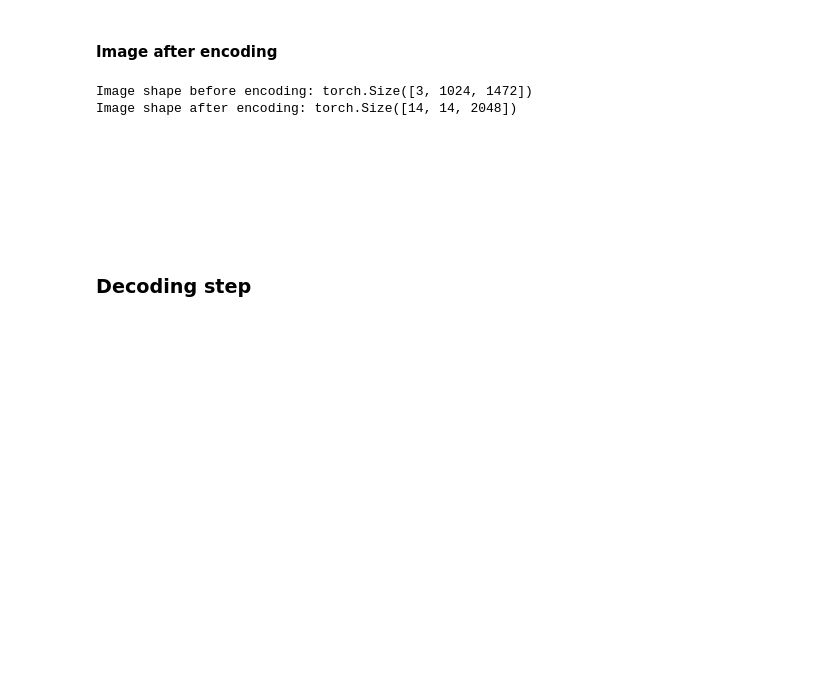
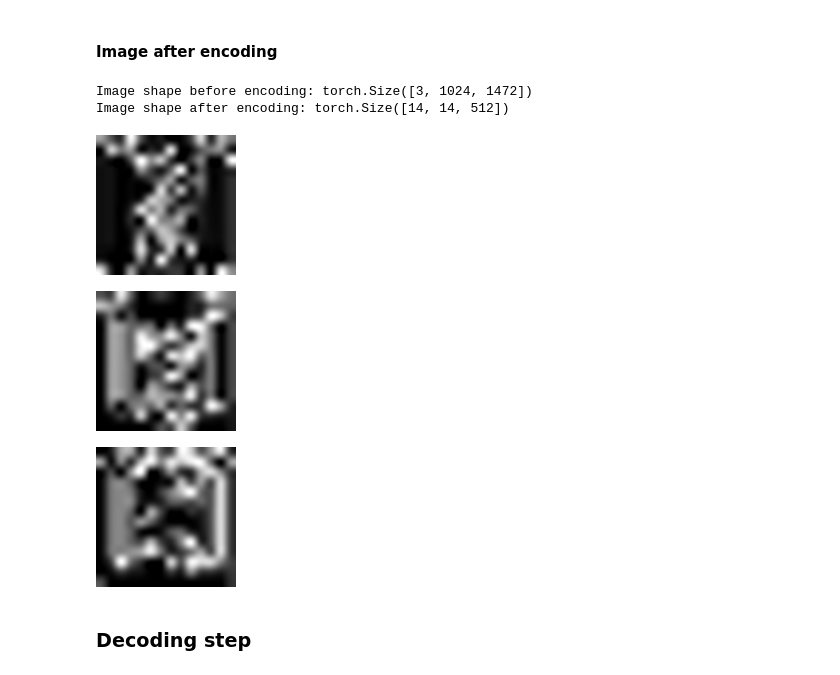
Before and after one commit to Nobbettt/DiffusionDBPromptCapture, a Jupyter notebook: demo.ipynb, the cells around one changed output. Cells and saved outputs as stored; diff of their text form; code cells hidden in the pictures; blank space fills up the shorter version.

```diff
--- a/demo.ipynb
+++ b/demo.ipynb
@@ -105,24 +110,24 @@ encoder_optimizer = torch.optim.Adam(params=filter(lambda p: p.requires_grad, en
 # %%
 print("Image shape before encoding:", images_transformed[0].shape)
 
 # Forward prop.
 image_transformed_batch = encoder(images_transformed)
 print("Image shape after encoding:", image_transformed_batch[0].shape)
 
 convolutional_inputs_to_view = [15,69,420]
 scale = 10
 
 for conv_i in convolutional_inputs_to_view:
-    conv_tensor = images_transformed[0][:, :, conv_i]
+    conv_tensor = image_transformed_batch[0][:, :, conv_i]
     conv_img = transform_tensor_to_img(conv_tensor)
 
     display(conv_img.resize(( int(conv_img.width * scale), int(conv_img.height * scale))))
 # %% [output]
 Image shape before encoding: torch.Size([3, 1024, 1472])
-Image shape after encoding: torch.Size([14, 14, 2048])
+Image shape after encoding: torch.Size([14, 14, 512])
-[figure, old version]
+[figure, new version]
-[figure, old version]
+[figure, new version]
-[figure, old version]
+[figure, new version]
 # %% [markdown]
 ### Decoding step
 # %%
```
Also changed, not shown: parts of 4 cells of this notebook, 2 other files.
